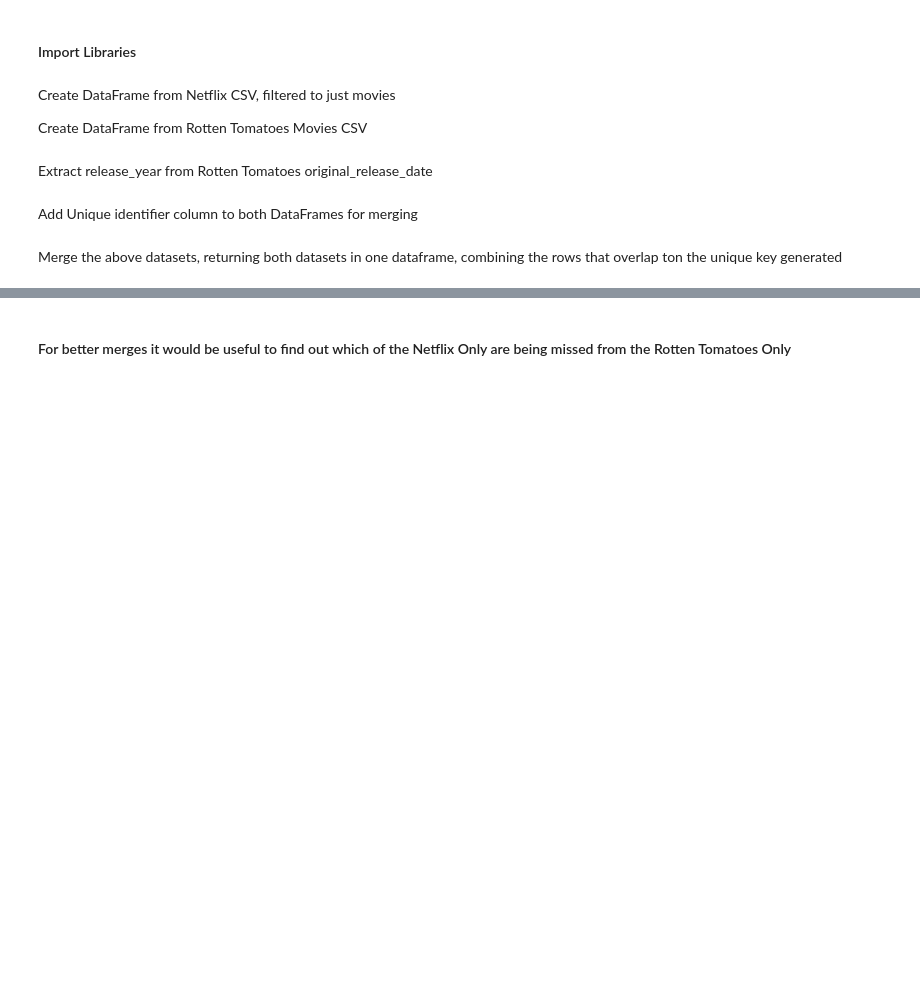
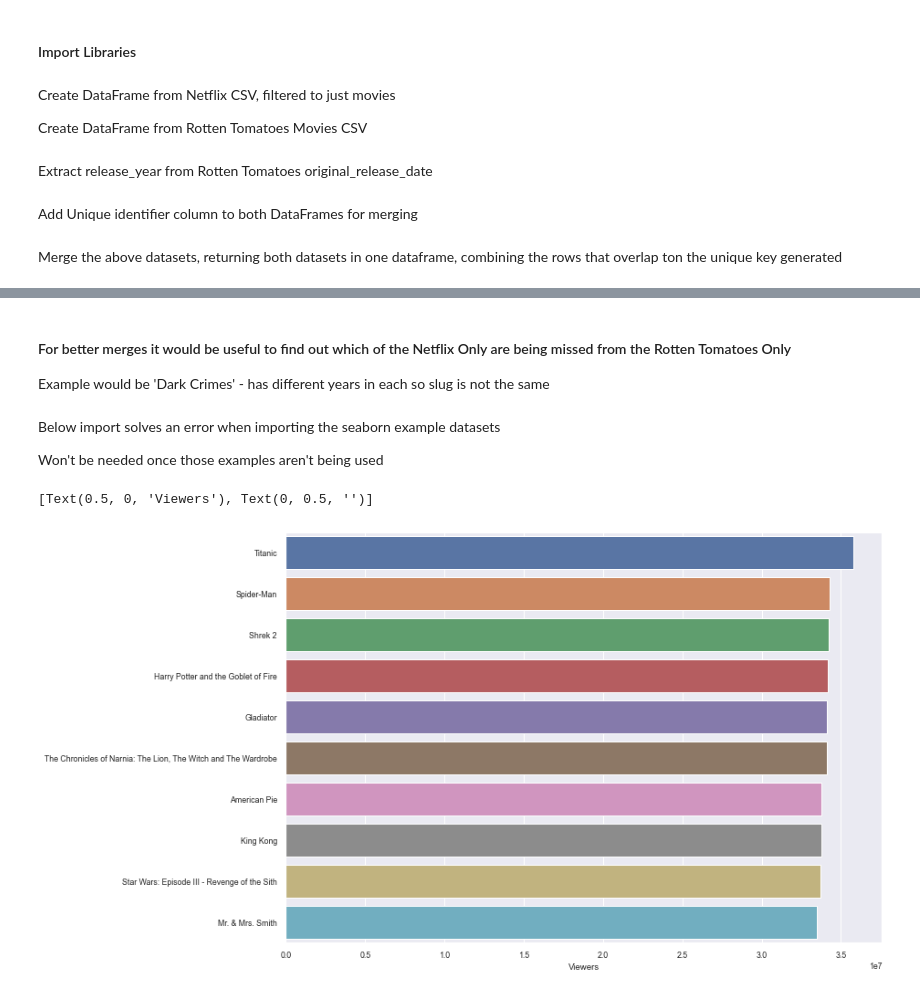
Before and after one commit to PKilgarriff/netflix-analysis, a Jupyter notebook: missing_films.ipynb, the cells around one changed output, grey strips where cells are left out. Drawn from its saved outputs; the diff is of its cells as text; code cells hidden in the pictures; blank space fills up the shorter version.

```diff
--- a/missing_films.ipynb
+++ b/missing_films.ipynb
@@ -94,3 +90,9 @@ Netflix Total: 6131
 Not on Netflix: 16429
 # %% [markdown]
 #### For better merges it would be useful to find out which of the Netflix Only are being missed from the Rotten Tomatoes Only
+
+Example would be 'Dark Crimes' - has different years in each so slug is not the same
+# %%
+missing_from_netflix_df = netflix_plus_rt_df[netflix_plus_rt_df["dataset_location"] == "Rotten Tomatoes"]
+missing_from_netflix_df = missing_from_netflix_df.dropna(axis="columns", how="all")
+missing_from_netflix_df.sort_values("audience_count", ascending=False, inplace=True)
@@ -96,0 +111,4 @@ Not on Netflix: 16429
+# %% [markdown]
+Below import solves an error when importing the seaborn example datasets
+
+Won't be needed once those examples aren't being used
@@ -96,0 +118,26 @@ Not on Netflix: 16429
+# %%
+import seaborn as sns
+
+sns.set(rc={'figure.figsize':(11.7,8.27)})
+sns.set(font_scale = .8)
+
+upper_limit = 50
+
+ax = sns.barplot(
+  x="audience_count",
+  y="movie_title",
+  data=missing_from_netflix_df.iloc[0:upper_limit],
+  orient="h"
+)
+upper_limit = 10
+
+ax = sns.barplot(
+  x="audience_count",
+  y="movie_title",
+  data=missing_from_netflix_df.iloc[0:upper_limit],
+  orient="h",
+)
+ax.set( xlabel = "Viewers", ylabel = "")
+# %% [output]
+[Text(0.5, 0, 'Viewers'), Text(0, 0.5, '')]
+[figure, added]
```
Also changed, not shown: parts of 5 cells of this notebook, 18 other files.
